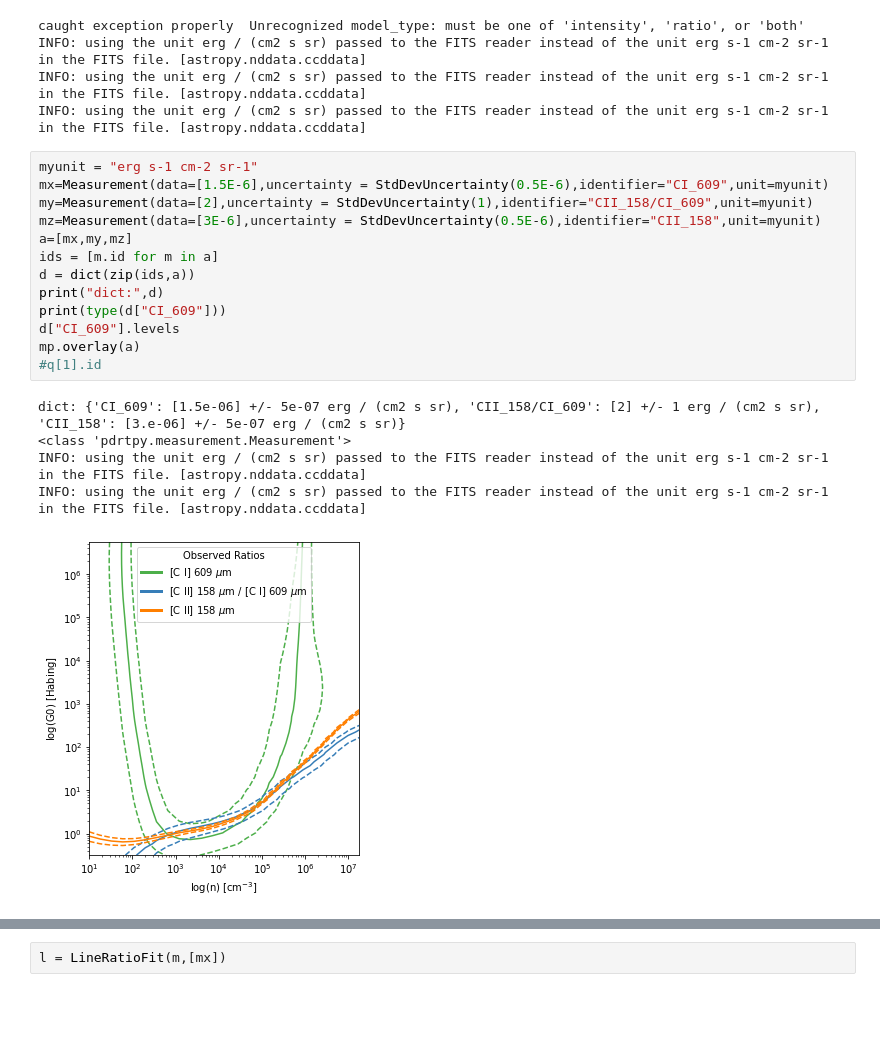
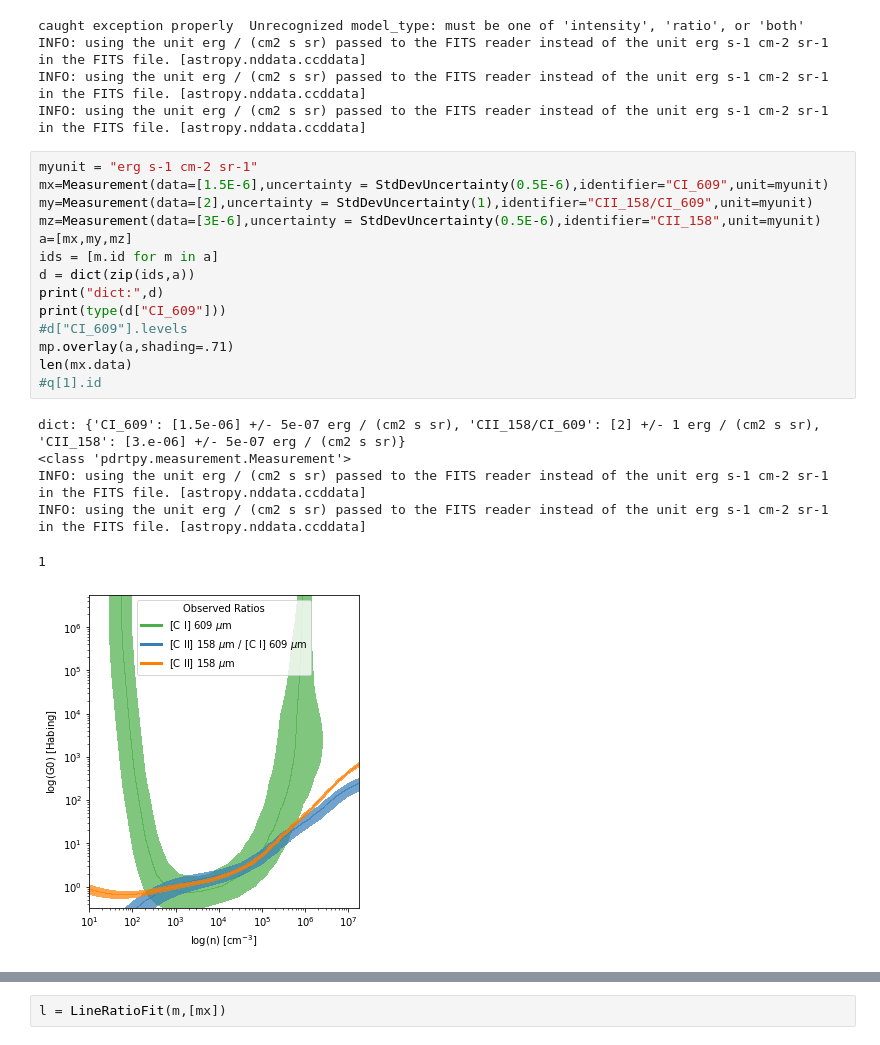
Before and after one commit to mpound/pdrtpy, a Jupyter notebook: Debug.ipynb, the cells around one changed output, grey strips where cells are left out. Cells and saved outputs as stored; diff of their text form; blank space fills up the shorter version.

```diff
--- a/Debug.ipynb
+++ b/Debug.ipynb
@@ -73,21 +73,23 @@ INFO: using the unit erg / (cm2 s sr) passed to the FITS reader instead of the u
 # %%
 myunit = "erg s-1 cm-2 sr-1"
 mx=Measurement(data=[1.5E-6],uncertainty = StdDevUncertainty(0.5E-6),identifier="CI_609",unit=myunit)
 my=Measurement(data=[2],uncertainty = StdDevUncertainty(1),identifier="CII_158/CI_609",unit=myunit)
 mz=Measurement(data=[3E-6],uncertainty = StdDevUncertainty(0.5E-6),identifier="CII_158",unit=myunit)
 a=[mx,my,mz]
 ids = [m.id for m in a]
 d = dict(zip(ids,a))
 print("dict:",d)
 print(type(d["CI_609"]))
-d["CI_609"].levels
-mp.overlay(a)
+#d["CI_609"].levels
+mp.overlay(a,shading=.71)
+len(mx.data)
 #q[1].id
 # %% [output]
 dict: {'CI_609': [1.5e-06] +/- 5e-07 erg / (cm2 s sr), 'CII_158/CI_609': [2] +/- 1 erg / (cm2 s sr), 'CII_158': [3.e-06] +/- 5e-07 erg / (cm2 s sr)}
 <class 'pdrtpy.measurement.Measurement'>
 INFO: using the unit erg / (cm2 s sr) passed to the FITS reader instead of the unit erg s-1 cm-2 sr-1 in the FITS file. [astropy.nddata.ccddata]
 INFO: using the unit erg / (cm2 s sr) passed to the FITS reader instead of the unit erg s-1 cm-2 sr-1 in the FITS file. [astropy.nddata.ccddata]
+1
-[figure, old version]
+[figure, new version]
 # %%
 mp.plot("CI_609",measurements=[mx],image=False,legend=True,contours=True,yaxis_unit=u.erg/(u.second*u.cm*u.cm),label=True)
```
Also changed, not shown: parts of 5 cells of this notebook, 4 other files.
